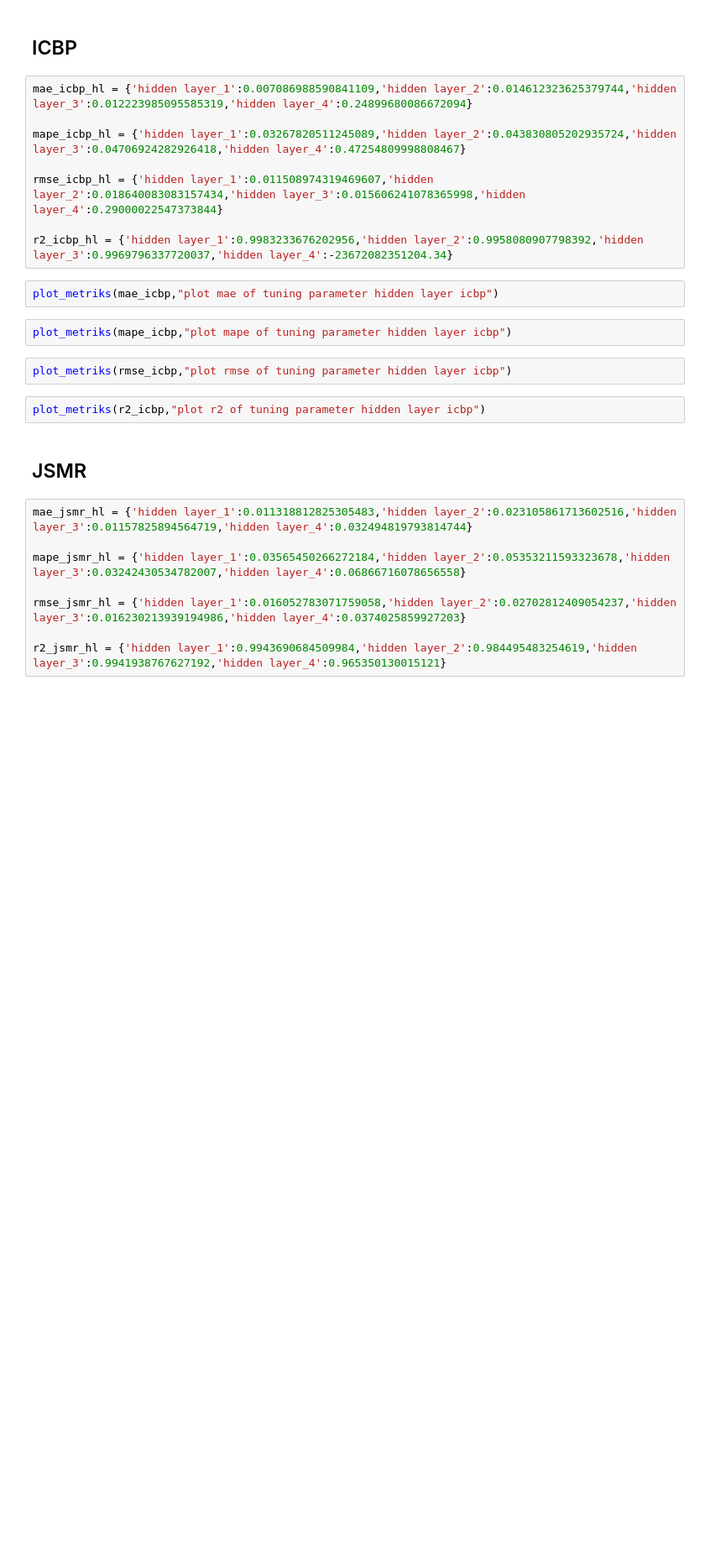
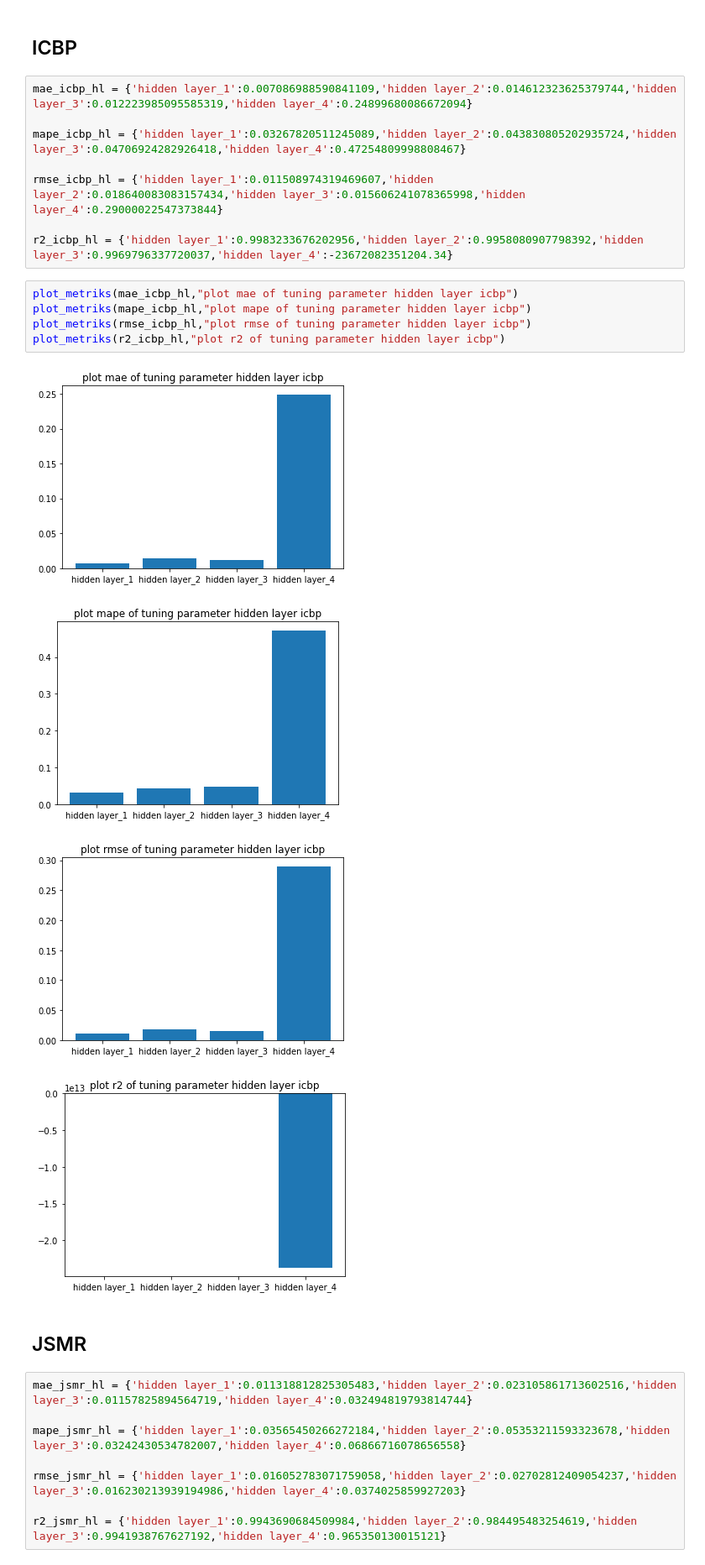
Before and after one commit to Limeless04/Stock-Price-modeling-with-LSTM, a Jupyter notebook: lstm_plot.ipynb, the cells around one changed output. Shown at 84% size. Cells and saved outputs as stored; diff of their text form; blank space fills up the shorter version.

```diff
--- a/lstm_plot.ipynb
+++ b/lstm_plot.ipynb
@@ -140,14 +166,16 @@ mape_icbp_hl = {'hidden layer_1':0.03267820511245089,'hidden layer_2':0.04383080
 rmse_icbp_hl = {'hidden layer_1':0.011508974319469607,'hidden layer_2':0.018640083083157434,'hidden layer_3':0.015606241078365998,'hidden layer_4':0.29000022547373844}
 
 r2_icbp_hl = {'hidden layer_1':0.9983233676202956,'hidden layer_2':0.9958080907798392,'hidden layer_3':0.9969796337720037,'hidden layer_4':-23672082351204.34}
-# %%
-plot_metriks(mae_icbp,"plot mae of tuning parameter hidden layer icbp")
-# %%
-plot_metriks(mape_icbp,"plot mape of tuning parameter hidden layer icbp")
-# %%
-plot_metriks(rmse_icbp,"plot rmse of tuning parameter hidden layer icbp")
-# %%
-plot_metriks(r2_icbp,"plot r2 of tuning parameter hidden layer icbp")
+# %%
+plot_metriks(mae_icbp_hl,"plot mae of tuning parameter hidden layer icbp")
+plot_metriks(mape_icbp_hl,"plot mape of tuning parameter hidden layer icbp")
+plot_metriks(rmse_icbp_hl,"plot rmse of tuning parameter hidden layer icbp")
+plot_metriks(r2_icbp_hl,"plot r2 of tuning parameter hidden layer icbp")
+# %% [output]
+[figure, added]
+[figure, added]
+[figure, added]
+[figure, added]
 # %% [markdown]
 ## JSMR
 # %%
```
Also changed, not shown: parts of 61 cells of this notebook, 1 other file.
